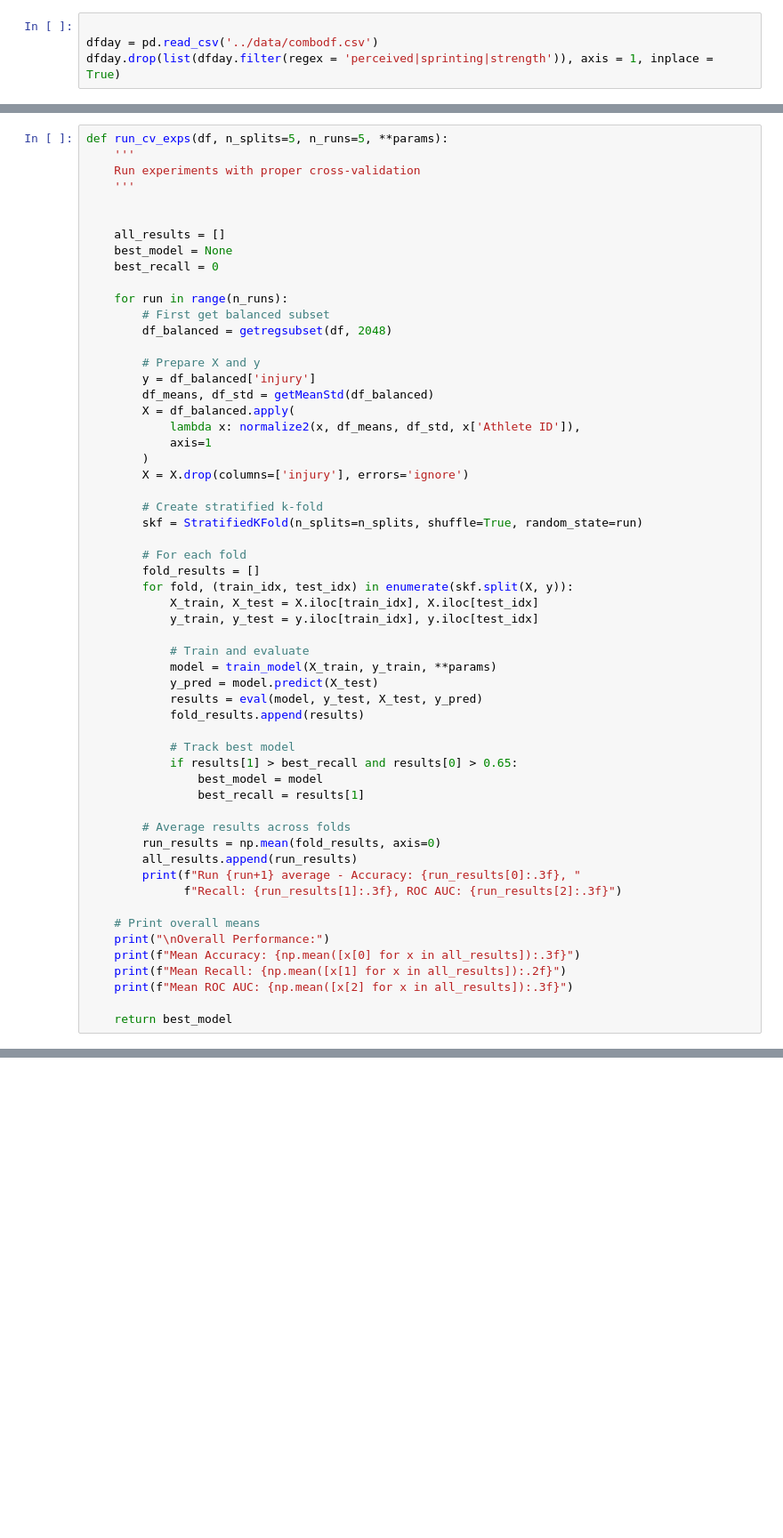
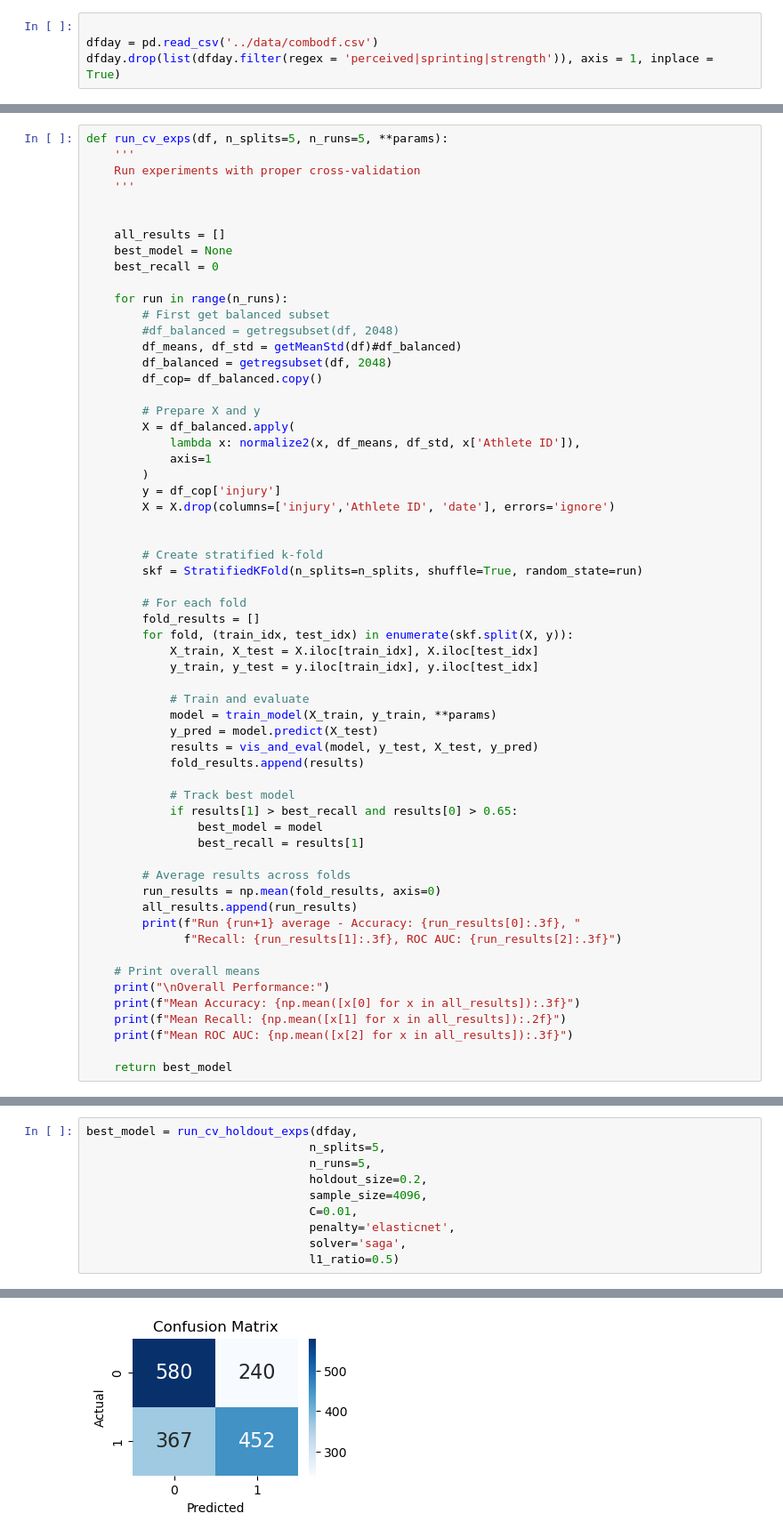
Before and after one commit to milooranm/RunningVolume_Injury, a Jupyter notebook: MVP2 notebooks/MVP2log_reg.ipynb, the cells around one changed output, grey strips where cells are left out. Shown at 89% size. Drawn from its saved outputs; the diff is of its cells as text; blank space fills up the shorter version.

Commit message:
tests for model generalisability
some work to make sure the most generalised model is created. I'll have to rewrite the best model, don't think that part worked

```diff
--- a/MVP2 notebooks/MVP2log_reg.ipynb
+++ b/MVP2 notebooks/MVP2log_reg.ipynb
@@ -974,16 +985,19 @@ def run_cv_exps(df, n_splits=5, n_runs=5, **params):
 
     for run in range(n_runs):
         # First get balanced subset
+        #df_balanced = getregsubset(df, 2048)
+        df_means, df_std = getMeanStd(df)#df_balanced)
         df_balanced = getregsubset(df, 2048)
+        df_cop= df_balanced.copy()
 
         # Prepare X and y
-        y = df_balanced['injury']
-        df_means, df_std = getMeanStd(df_balanced)
         X = df_balanced.apply(
             lambda x: normalize2(x, df_means, df_std, x['Athlete ID']),
             axis=1
         )
-        X = X.drop(columns=['injury'], errors='ignore')
+        y = df_cop['injury']
+        X = X.drop(columns=['injury','Athlete ID', 'date'], errors='ignore')
+
 
         # Create stratified k-fold
         skf = StratifiedKFold(n_splits=n_splits, shuffle=True, random_state=run)
@@ -997,7 +1011,7 @@ def run_cv_exps(df, n_splits=5, n_runs=5, **params):
             # Train and evaluate
             model = train_model(X_train, y_train, **params)
             y_pred = model.predict(X_test)
-            results = eval(model, y_test, X_test, y_pred)
+            results = vis_and_eval(model, y_test, X_test, y_pred)
             fold_results.append(results)
 
             # Track best model
@@ -1026,0 +1149,11 @@ ValueError: Input contains NaN, infinity or a value too large for dtype('float64
+# %%
+best_model = run_cv_holdout_exps(dfday,
+                                n_splits=5,
+                                n_runs=5,
+                                holdout_size=0.2,
+                                sample_size=4096,
+                                C=0.01,
+                                penalty='elasticnet',
+                                solver='saga',
+                                l1_ratio=0.5)
+# %% [output]
@@ -1026,0 +1168 @@ ValueError: Input contains NaN, infinity or a value too large for dtype('float64
+[figure, added]
```
Also changed, not shown: parts of 15 cells of this notebook, 1 other file.
